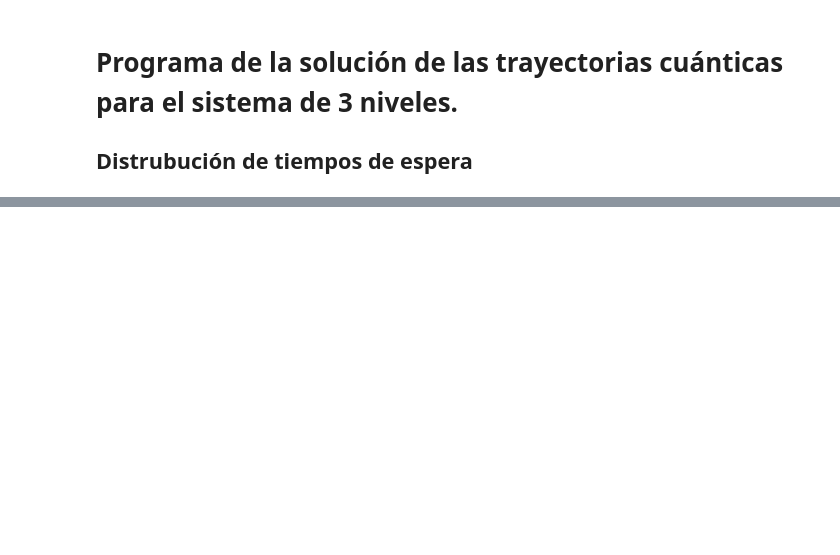
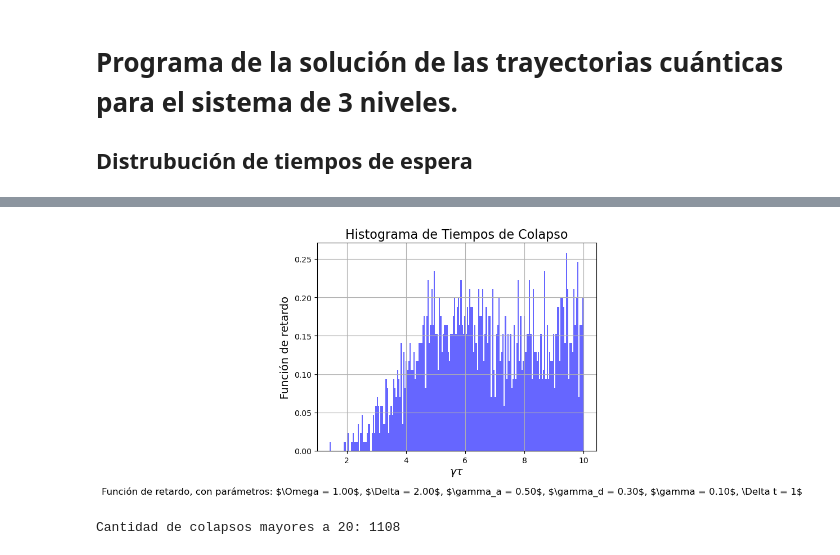
Before and after one commit to LKelvin26/FRI, a Jupyter notebook: Distribución de tiempos de espera.ipynb, the cells around one changed output, grey strips where cells are left out. Saved outputs shown, nothing was run; the diff lists cells and outputs as text; code cells hidden in the pictures; blank space fills up the shorter version.

```diff
--- a/Distribución de tiempos de espera.ipynb
+++ b/Distribución de tiempos de espera.ipynb
@@ -243,0 +186,40 @@ plt.show()
+# %%
+import pandas as pd
+import matplotlib.pyplot as plt
+
+# Definir parámetros para el texto de la figura (asegúrate de definir estos valores antes de ejecutarlo)
+Omega = 1.0  # ejemplo de valor
+Delta = 2.0  # ejemplo de valor
+ga = 0.5     # ejemplo de valor
+gd = 0.3     # ejemplo de valor
+g = 0.1      # ejemplo de valor
+deltat = 1
+
+# Cargar el archivo collapse_times.csv desde la misma carpeta
+df = pd.read_csv('collapse_times.csv')
+
+# Filtrar los tiempos de colapso mayores a 20
+collapse_times = df['Tiempo de colapso']
+collapse_times = collapse_times[collapse_times <= 10]
+
+# Crear el histograma
+plt.hist(collapse_times, bins=200, density=True, alpha=0.6, color='blue')
+plt.xlabel(r"$\gamma \tau$", fontsize=14)
+plt.ylabel("Función de retardo", fontsize=14)
+plt.title("Histograma de Tiempos de Colapso", fontsize=16)
+plt.figtext(0.5, -0.05,
+            r'Función de retardo, con parámetros: '
+            r'$\Omega = %.2f$, $\Delta = %.2f$, $\gamma_a = %.2f$, $\gamma_d = %.2f$, $\gamma = %.2f$, \Delta t = %i$' % (Omega, Delta, ga, gd, g, deltat),
+            ha='center', fontsize=12)
+plt.grid(True)
+plt.show()
+# %% [output]
+[figure, added]
+# %%
+# Contar los tiempos de colapso mayores a 20
+colapsos_mayores_20 = collapse_times[collapse_times > 20]
+cantidad_mayores_20 = len(colapsos_mayores_20)
+
+print("Cantidad de colapsos mayores a 20:", cantidad_mayores_20)
+# %% [output]
+Cantidad de colapsos mayores a 20: 1108
```
Also changed, not shown: parts of 13 cells of this notebook, 16 other files.
